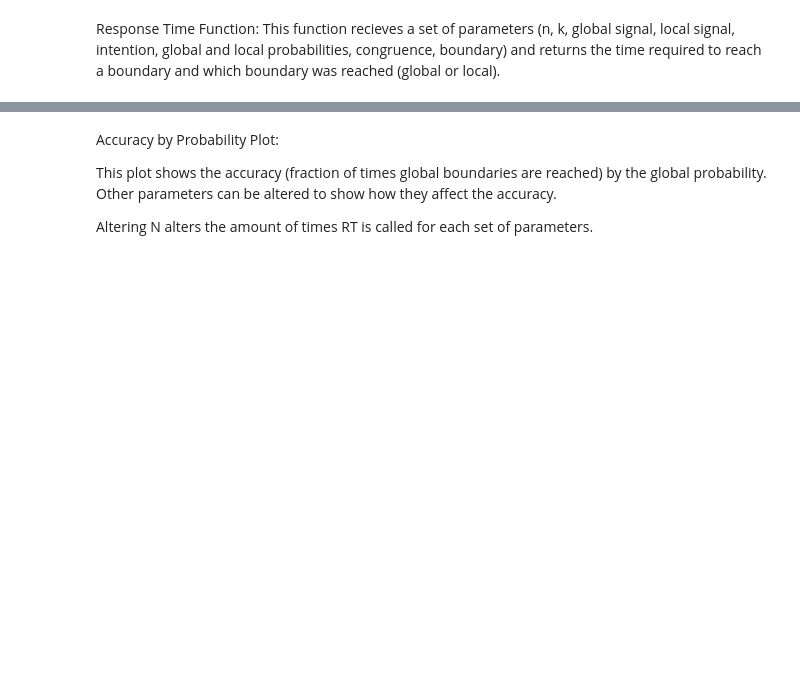
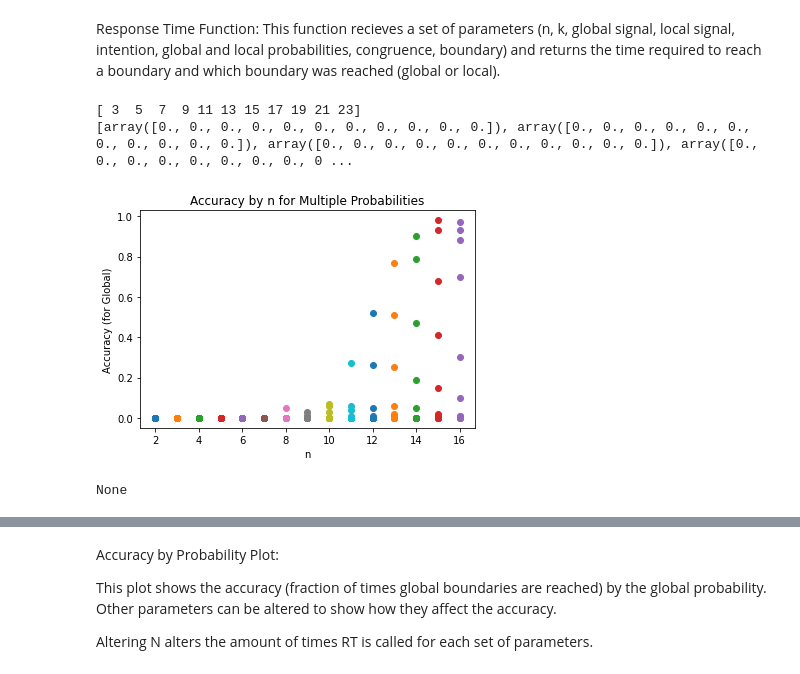
Before and after one commit to yGit741/comdepri, a Jupyter notebook: accuracy_simulation_210121.ipynb, the cells around one changed output, grey strips where cells are left out. Saved outputs shown, nothing was run; the diff lists cells and outputs as text; code cells hidden in the pictures; blank space fills up the shorter version.

```diff
--- a/accuracy_simulation_210121.ipynb
+++ b/accuracy_simulation_210121.ipynb
@@ -87,3 +87,28 @@ def plot_acc_by_prob(N=100, min=0, max=61, step = 1, global_s=0.55, local_s=0.45
     plt.xlabel('Global Probability')
     plt.ylabel('Accuracy (For Global)')
     return plt.show()
+# %%
+def plot_acc_for_mult_prob_by_n(N=100, probmin=3, probmax=25, nmin=2, nmax=17, pstep = 2, nstep=1, global_s=0.55, local_s=0.45):
+  prob_array = np.array(range(probmin,probmax,pstep))
+  print(prob_array)
+  n_array = np.array(range(nmin, nmax, nstep))
+  lst_for_plot=[]
+  for n in n_array:
+    acc_by_prob = lambda y: df_accuracy(N=N, p_global=y, global_s=global_s, local_s=local_s, n=n)
+    array_of_prob_for_single_n = np.array([acc_by_prob(yi) for yi in prob_array])
+    lst_for_plot.append(array_of_prob_for_single_n)
+  print(lst_for_plot)
+  for xe, ye in zip(n_array, lst_for_plot):
+    plt.scatter([xe]*len(ye), ye)
+
+  plt.title('Accuracy by n for Multiple Probabilities')
+  plt.xlabel('n')
+  plt.ylabel('Accuracy (for Global)')
+  return plt.show()
+
+print(plot_acc_for_mult_prob_by_n())
+# %% [output]
+[ 3  5  7  9 11 13 15 17 19 21 23]
+[array([0., 0., 0., 0., 0., 0., 0., 0., 0., 0., 0.]), array([0., 0., 0., 0., 0., 0., 0., 0., 0., 0., 0.]), array([0., 0., 0., 0., 0., 0., 0., 0., 0., 0., 0.]), array([0., 0., 0., 0., 0., 0., 0., 0., 0 ...
+[figure, added]
+None
```
Also changed, not shown: parts of 1 cell of this notebook.
